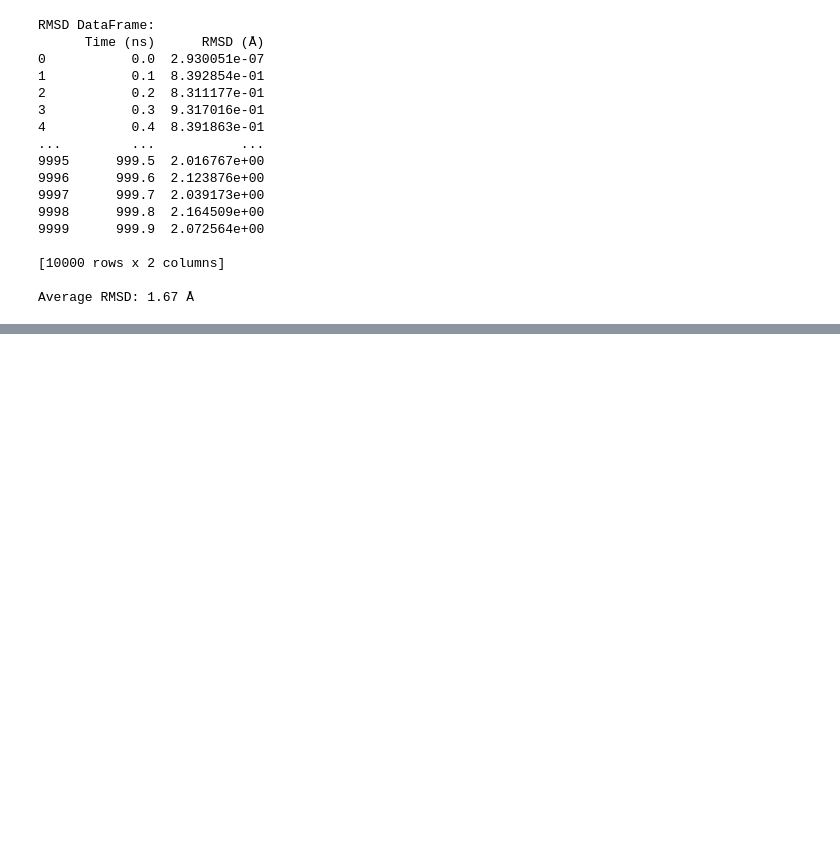
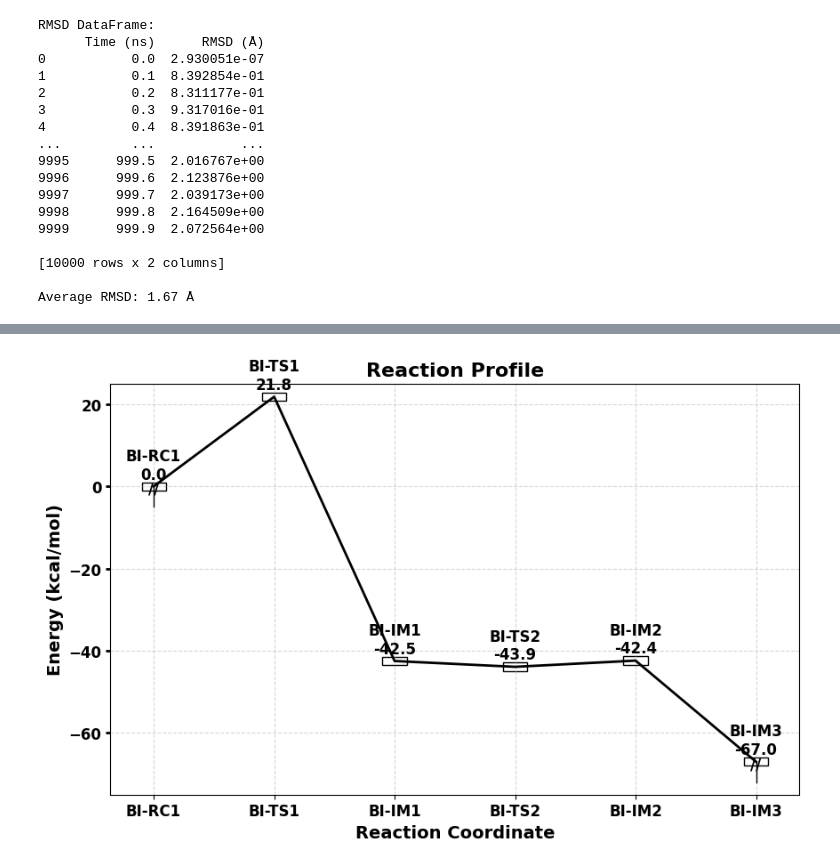
Before and after one commit to bathirjsr/Automation-Scripts-For-QM-MM-and-MD, a Jupyter notebook: Python_Code/MD_Analysis.ipynb, the cells around one changed output, grey strips where cells are left out. Saved outputs shown, nothing was run; the diff lists cells and outputs as text; code cells hidden in the pictures; blank space fills up the shorter version.

```diff
--- a/Python_Code/MD_Analysis.ipynb
+++ b/Python_Code/MD_Analysis.ipynb
@@ -75,0 +160,68 @@ rmsf_values = rmsf.rmsf
+# %%
+import matplotlib.pyplot as plt
+from matplotlib.patches import Rectangle
+
+# Define reaction coordinates and corresponding energies
+states = ['BI-RC1', 'BI-TS1', 'BI-IM1', 'BI-TS2', 'BI-IM2', 'BI-IM3']
+energies = [0.0, 21.8, -42.5, -43.9, -42.4, -67.0]
+
+# Plot settings
+fig, ax = plt.subplots(figsize=(10, 6))
+
+# Plot energy profile with lines connecting states
+ax.plot(states, energies, 'k-', linewidth=2)
+
+# Define rectangle properties
+rect_width = 0.2
+rect_height = 2.0
+
+# Add rectangles at each state
+for i, (state, energy) in enumerate(zip(states, energies)):
+    # Draw the rectangle
+    rect = Rectangle((i - rect_width/2, energy - rect_height/2), rect_width, rect_height,
+                     linewidth=1, edgecolor='k', facecolor='none')
+    ax.add_patch(rect)
+    # Add text annotations for each state
+    ax.text(state, energy + 1, f'{state}\n{energy:.1f}',
+            ha='center', va='bottom', fontsize=12, fontweight='bold')
+
+# Add breaks (represented by '//' symbol) in the plot for clarity
+# Vertical line for the first break
+ax.plot(['BI-RC1', 'BI-RC1'], [0, -5], 'k', linewidth=1)
+# Vertical line for the second break
+ax.plot(['BI-IM3', 'BI-IM3'], [-67, -72], 'k', linewidth=1)
+
+# Adding the break lines (//)
+ax.text('BI-RC1', -2.5, '//', ha='center',
+        va='bottom', fontsize=12, fontweight='bold')
+ax.text('BI-IM3', -69.5, '//', ha='center',
+        va='bottom', fontsize=12, fontweight='bold')
+
+# Set plot labels and title
+ax.set_xlabel('Reaction Coordinate', fontsize=14, fontweight='bold')
+ax.set_ylabel('Energy (kcal/mol)', fontsize=14, fontweight='bold')
+ax.set_title('Reaction Profile', fontsize=16, fontweight='bold')
+
+# Customize ticks
+ax.set_xticks(states)
+ax.set_xticklabels(states, fontsize=12, fontweight='bold')
+ax.tick_params(axis='y', labelsize=12, width=2)
+
+# Set y-axis limit
+ax.set_ylim(-75, 25)
+
+# Show grid
+ax.grid(True, linestyle='--', alpha=0.5)
+
+# Save the plot in high resolution
+plt.savefig('reaction_profile_high_quality.png',
+            format='png', dpi=300)  # PNG format
+plt.savefig('reaction_profile_high_quality.pdf',
+            format='pdf', dpi=300)  # PDF format
+plt.savefig('reaction_profile_high_quality.svg',
+            format='svg', dpi=300)  # SVG format
+
+# Show the plot
+plt.show()
+# %% [output]
+[figure, added]
```
Also changed, not shown: parts of 6 cells of this notebook, 2 other files.
